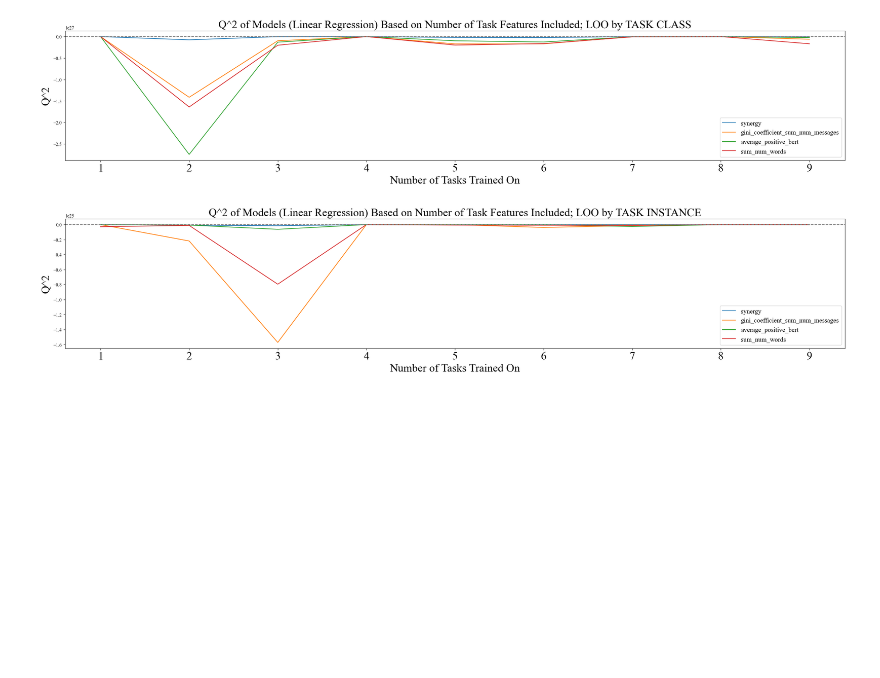
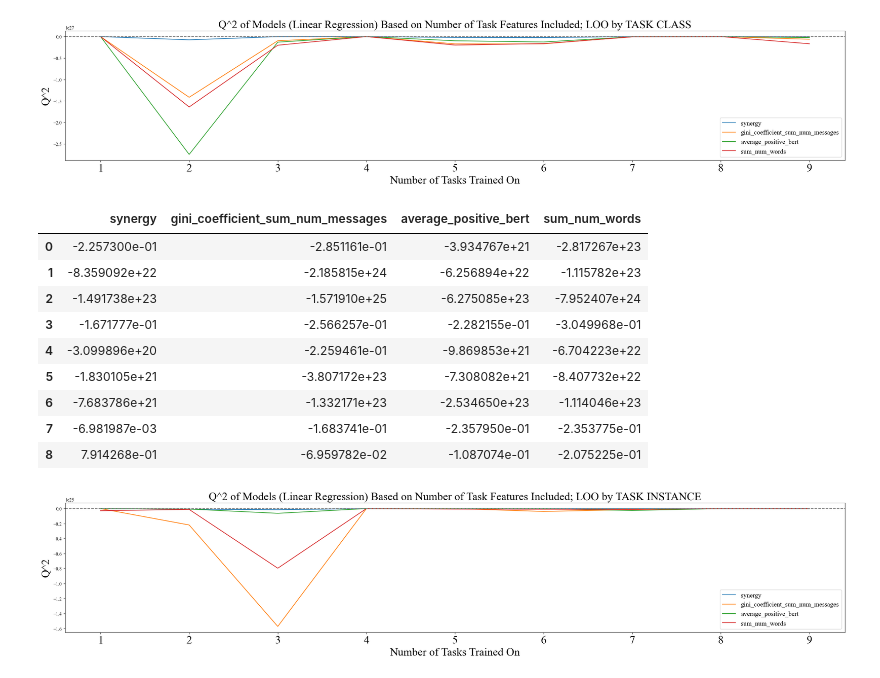
Before and after one commit to xehu/tpm-horse-race-modeling, a Jupyter notebook: task_map_explorations_with_multitask/taskspace_key_rr_analyses.ipynb, the cells around one changed output. Saved outputs shown, nothing was run; the diff lists cells and outputs as text; code cells hidden in the pictures; blank space fills up the shorter version.

```diff
--- a/task_map_explorations_with_multitask/taskspace_key_rr_analyses.ipynb
+++ b/task_map_explorations_with_multitask/taskspace_key_rr_analyses.ipynb
@@ -833,6 +869,19 @@ def plot_performance_by_number_of_tasks(df_q2_means_for_task, title):
 plot_performance_by_number_of_tasks(df_q2_means_for_task, "Q^2 of Models (Linear Regression) Based on Number of Task Features Included; LOO by TASK CLASS")
 # %% [output]
 [figure]
+# %%
+df_q2_means_for_task_instance
+# %% [output]
+|  | synergy | gini_coefficient_sum_num_messages | average_positive_bert | sum_num_words |
+| 0 | -2.257300e-01 | -2.851161e-01 | -3.934767e+21 | -2.817267e+23 |
+| 1 | -8.359092e+22 | -2.185815e+24 | -6.256894e+22 | -1.115782e+23 |
+| 2 | -1.491738e+23 | -1.571910e+25 | -6.275085e+23 | -7.952407e+24 |
+| 3 | -1.671777e-01 | -2.566257e-01 | -2.282155e-01 | -3.049968e-01 |
+| 4 | -3.099896e+20 | -2.259461e-01 | -9.869853e+21 | -6.704223e+22 |
+| 5 | -1.830105e+21 | -3.807172e+23 | -7.308082e+21 | -8.407732e+22 |
+| 6 | -7.683786e+21 | -1.332171e+23 | -2.534650e+23 | -1.114046e+23 |
+| 7 | -6.981987e-03 | -1.683741e-01 | -2.357950e-01 | -2.353775e-01 |
+| 8 | 7.914268e-01 | -6.959782e-02 | -1.087074e-01 | -2.075225e-01 |
 # %%
 plot_performance_by_number_of_tasks(df_q2_means_for_task_instance, "Q^2 of Models (Linear Regression) Based on Number of Task Features Included; LOO by TASK INSTANCE")
 # %% [output]
```
Also changed, not shown: parts of 5 cells of this notebook, 1 other file.
